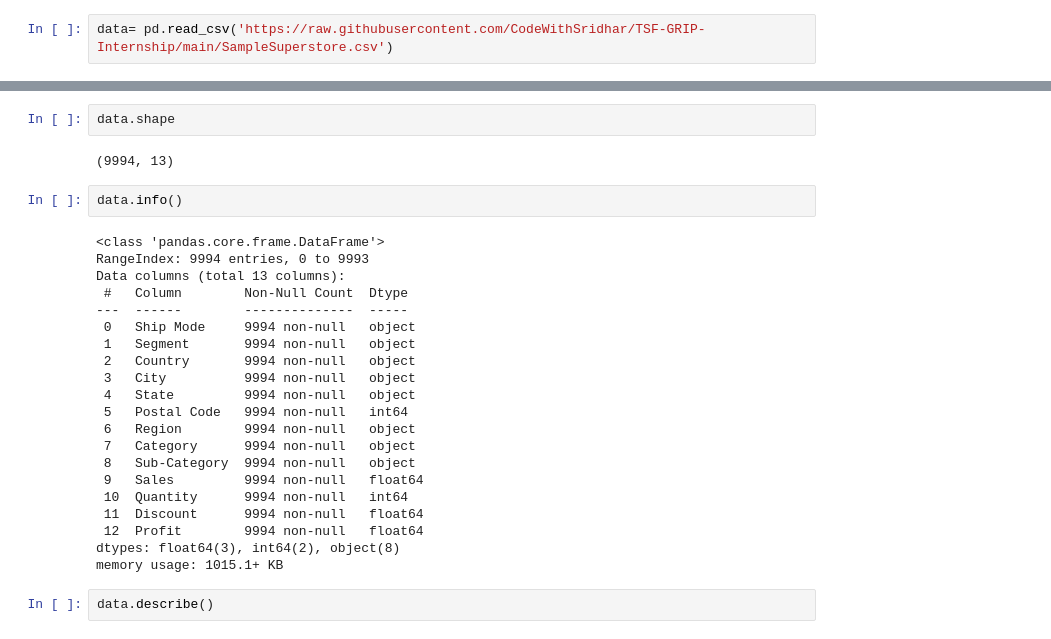
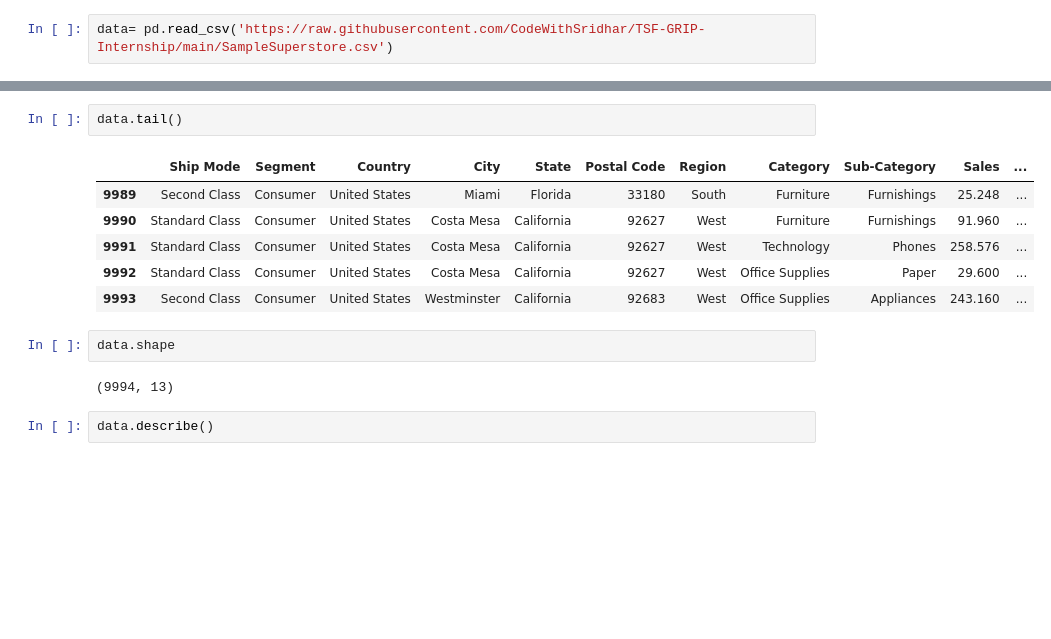
Before and after one commit to CodeWithSridhar/TSF-GRIP-Internship, a Jupyter notebook: Task3_Exploratory_Data_Analysis_Retail.ipynb, the cells around one changed output, grey strips where cells are left out. Cells and saved outputs as stored; diff of their text form; blank space fills up the shorter version.

```diff
--- a/Task3_Exploratory_Data_Analysis_Retail.ipynb
+++ b/Task3_Exploratory_Data_Analysis_Retail.ipynb
@@ -34,33 +34,19 @@ data.head()
 | 2 | Second Class | Corporate | United States | Los Angeles | California | 90036 | West | Office Supplies | Labels | 14.6200 | ... |
 | 3 | Standard Class | Consumer | United States | Fort Lauderdale | Florida | 33311 | South | Furniture | Tables | 957.5775 | ... |
 | 4 | Standard Class | Consumer | United States | Fort Lauderdale | Florida | 33311 | South | Office Supplies | Storage | 22.3680 | ... |
+# %%
+data.tail()
+# %% [output]
+|  | Ship Mode | Segment | Country | City | State | Postal Code | Region | Category | Sub-Category | Sales | ... |
+| 9989 | Second Class | Consumer | United States | Miami | Florida | 33180 | South | Furniture | Furnishings | 25.248 | ... |
+| 9990 | Standard Class | Consumer | United States | Costa Mesa | California | 92627 | West | Furniture | Furnishings | 91.960 | ... |
+| 9991 | Standard Class | Consumer | United States | Costa Mesa | California | 92627 | West | Technology | Phones | 258.576 | ... |
+| 9992 | Standard Class | Consumer | United States | Costa Mesa | California | 92627 | West | Office Supplies | Paper | 29.600 | ... |
+| 9993 | Second Class | Consumer | United States | Westminster | California | 92683 | West | Office Supplies | Appliances | 243.160 | ... |
 # %%
 data.shape
 # %% [output]
 (9994, 13)
-# %%
-data.info()
-# %% [output]
-<class 'pandas.core.frame.DataFrame'>
-RangeIndex: 9994 entries, 0 to 9993
-Data columns (total 13 columns):
- #   Column        Non-Null Count  Dtype
----  ------        --------------  -----
- 0   Ship Mode     9994 non-null   object
- 1   Segment       9994 non-null   object
- 2   Country       9994 non-null   object
- 3   City          9994 non-null   object
- 4   State         9994 non-null   object
- 5   Postal Code   9994 non-null   int64
- 6   Region        9994 non-null   object
- 7   Category      9994 non-null   object
- 8   Sub-Category  9994 non-null   object
- 9   Sales         9994 non-null   float64
- 10  Quantity      9994 non-null   int64
- 11  Discount      9994 non-null   float64
- 12  Profit        9994 non-null   float64
-dtypes: float64(3), int64(2), object(8)
-memory usage: 1015.1+ KB
 # %%
 data.describe()
 # %% [output]
```
Also changed, not shown: parts of 12 cells of this notebook.
